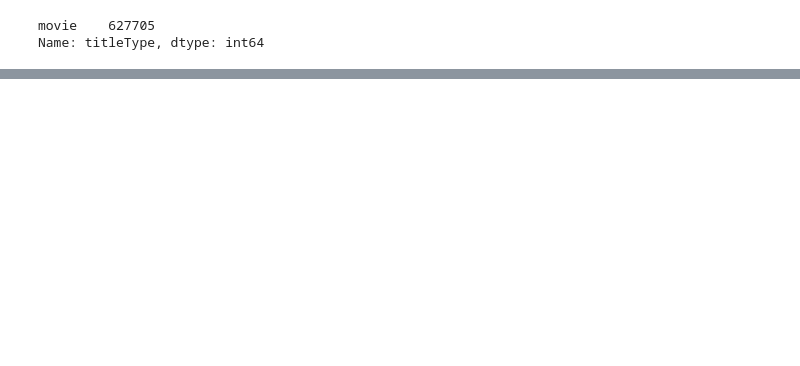
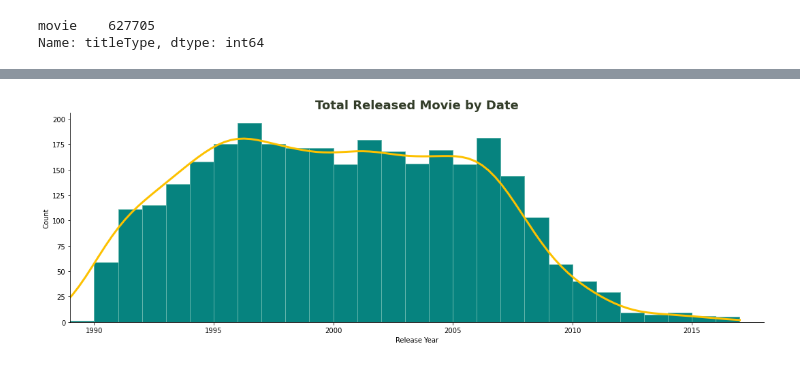
Before and after one commit to kevgross89/Apple-TV-Movie-Recommendation-Engine, a Jupyter notebook: What To Watch - Movie Recommendation Engine.ipynb, the cells around one changed output, grey strips where cells are left out. Saved outputs shown, nothing was run; the diff lists cells and outputs as text; code cells hidden in the pictures; blank space fills up the shorter version.

```diff
--- a/What To Watch - Movie Recommendation Engine.ipynb
+++ b/What To Watch - Movie Recommendation Engine.ipynb
@@ -250,0 +615,11 @@ title_principals_df
+# %%
+# Change Release Year to integer
+non_dup_movies['Release Year'] = non_dup_movies['Release Year'].astype(int)
+# %%
+sns.displot(data=non_dup_movies, x='Release Year', kind='hist', kde=True, bins=55,
+            color='#fdc100', facecolor='#06837f', edgecolor='#64b6ac', line_kws={'lw': 3}, aspect=3)
+
+plt.title('Total Released Movie by Date', fontsize=18, weight=600, color='#333d29')
+plt.xlim(1989, 2018);
+# %% [output]
+[figure, added]
```
Also changed, not shown: parts of 66 cells of this notebook, 2 other files.
